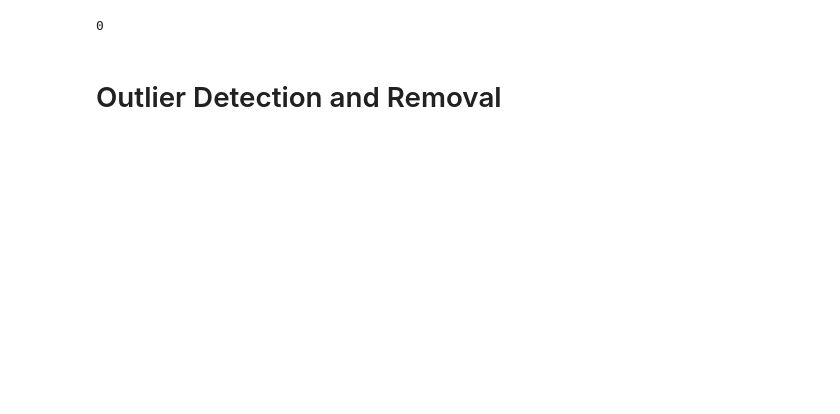
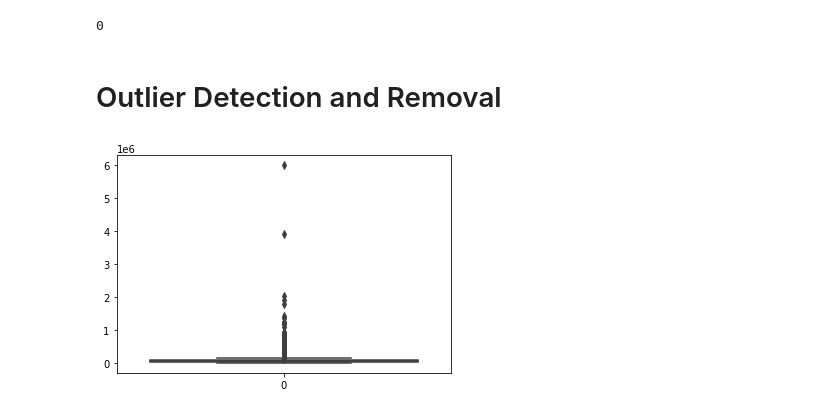
Before and after one commit to taruj/LendingClub_CaseStudy, a Jupyter notebook: LendingClub_CaseStudy.ipynb, the cells around one changed output. Drawn from its saved outputs; the diff is of its cells as text; code cells hidden in the pictures; blank space fills up the shorter version.

Commit message:
added boxplots

```diff
--- a/LendingClub_CaseStudy.ipynb
+++ b/LendingClub_CaseStudy.ipynb
@@ -328,7 +323,13 @@ loan.int_rate = pd.to_numeric(loan.int_rate.apply(lambda x : x.split('%')[0]))
 # %%
 # Replace the values with < to 0 [zero]
 # Remove + sign from the emp_length
-loan["emp_length"] = pd.to_numeric(loan["emp_length"] \
-.apply(lambda x:0 if "<" in x else (x.split('+')[0] if "+" in x else x.split()[0])))
+loan.emp_length = pd.to_numeric(loan.emp_length.apply(lambda x:0 if '<' in x else (x.split('+')[0] if '+' in x else x.split()[0])))
 # %% [markdown]
 # Outlier Detection and Removal
+# %%
+# Create a box plot to see if there are any outliers in the annual_inc
+sns.color_palette("hls", 8)
+sns.boxplot(data = loan['annual_inc'])
+plt.show()
+# %% [output]
+[figure, added]
```
Also changed, not shown: parts of 2 cells of this notebook.
